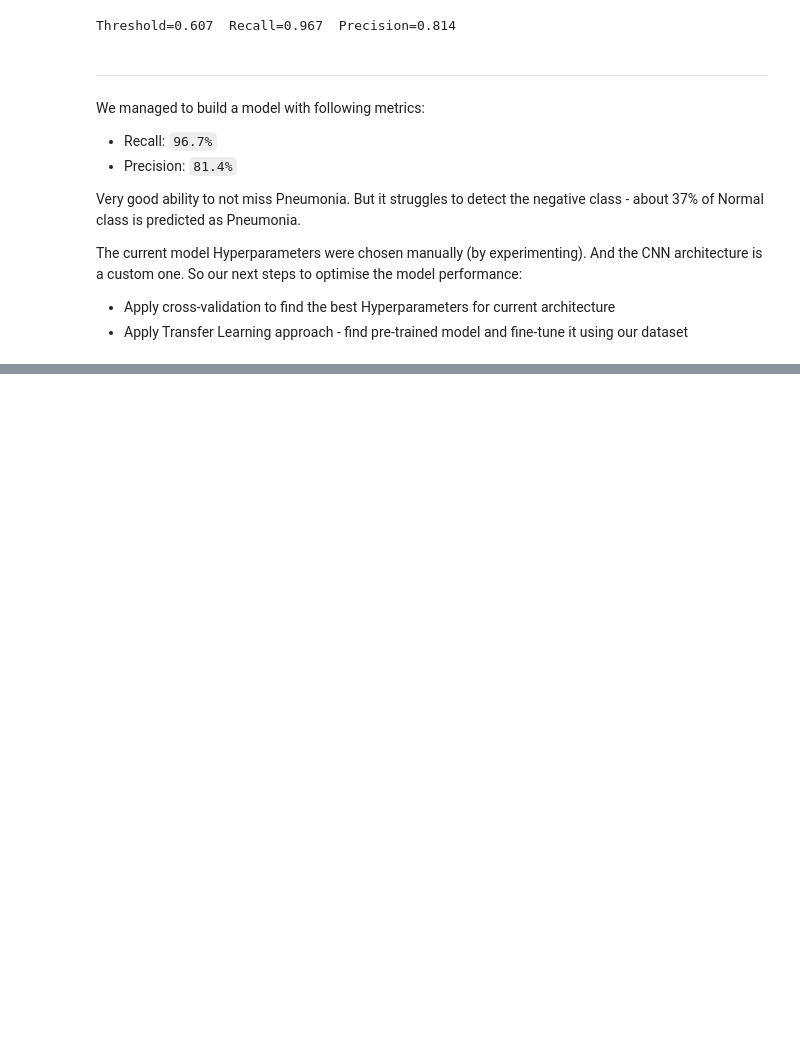
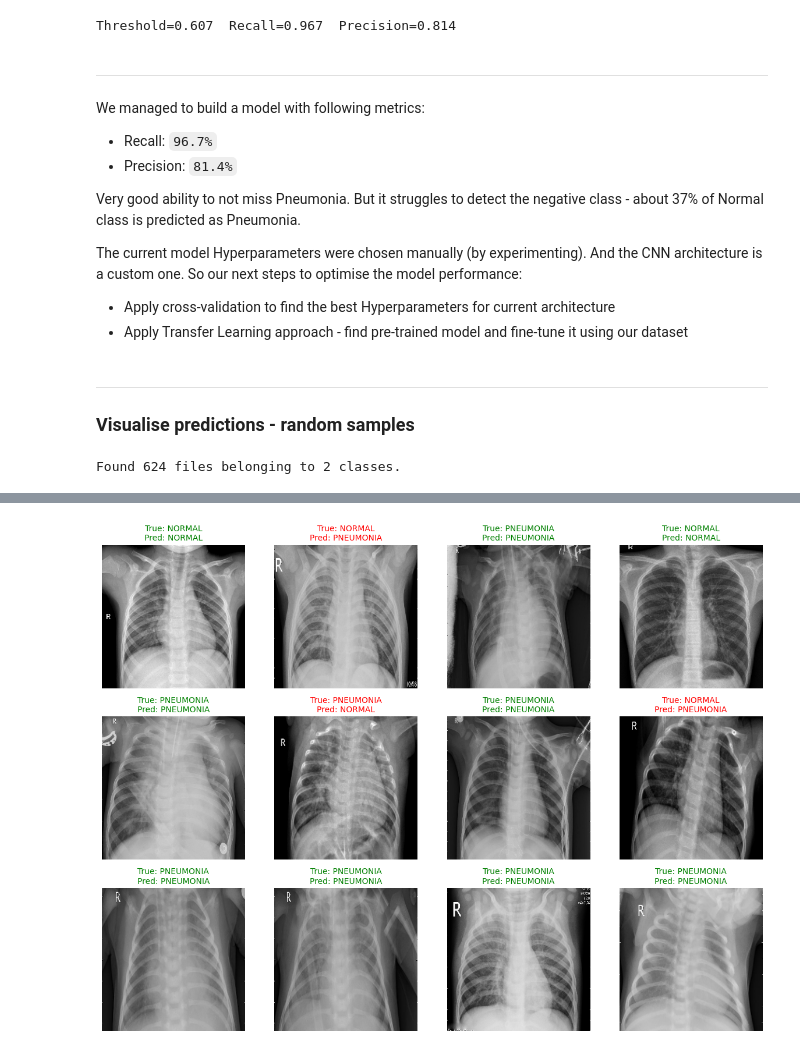
Before and after one commit to eugene-shevchenko-91/rb-ml-cv-final-project, a Jupyter notebook: notebooks/modeling.ipynb, the cells around one changed output, grey strips where cells are left out. Saved outputs shown, nothing was run; the diff lists cells and outputs as text; code cells hidden in the pictures; blank space fills up the shorter version.

```diff
--- a/notebooks/modeling.ipynb
+++ b/notebooks/modeling.ipynb
@@ -397,3 +404,53 @@ The current model Hyperparameters were chosen manually (by experimenting). And t
 So our next steps to optimise the model performance:
 - Apply cross-validation to find the best Hyperparameters for current architecture
 - Apply Transfer Learning approach - find pre-trained model and fine-tune it using our dataset
+# %% [markdown]
+---
+
+### Visualise predictions - random samples
+# %%
+samples_test_ds = keras.preprocessing.image_dataset_from_directory(
+    TEST_PATH,
+    labels='inferred',
+    class_names=CLASSES,
+    label_mode='binary',
+    color_mode='grayscale',
+    pad_to_aspect_ratio=PAD_TO_ASPECT_RATIO,
+    batch_size=BATCH,
+    shuffle=False,
+)
+# %% [output]
+Found 624 files belonging to 2 classes.
+# %%
+# Print random samples from Test split
+test_samples = samples_test_ds.unbatch().shuffle(2048).take(12)
+_threshold = 0.6066
+
+rows, cols = 3, 4
+plt.figure(figsize=(cols * 3, rows * 3))
+
+for i, (img, true_label) in enumerate(test_samples):
+    # Resize for prediction
+    img_resized = tf.image.resize(img, [IMG_SIZE_SIDE, IMG_SIZE_SIDE])
+
+    # Make prediction for this single image
+    img_batch = tf.expand_dims(img_resized, axis=0)  # Add batch dimension
+    pred_probs = loaded_model.predict(img_batch, verbose=0)
+    pred_label = (pred_probs[0][0] >= _threshold).astype(int)
+
+    # Get class names
+    true_class = ID_TO_CLASS[int(true_label)]
+    pred_class = ID_TO_CLASS[int(pred_label)]
+
+    # Plot
+    ax = plt.subplot(rows, cols, i + 1)
+    plt.imshow(tf.squeeze(img, axis=-1), cmap="gray")
+
+    color = 'green' if true_class == pred_class else 'red'
+    ax.set_title(f"True: {true_class}\nPred: {pred_class}",
+               fontsize=10, color=color)
+    ax.axis("off")
+
+plt.tight_layout()
+plt.show();
+# %% [output]
@@ -399,0 +458 @@ So our next steps to optimise the model performance:
+[figure, added]
```
Also changed, not shown: parts of 4 cells of this notebook.
